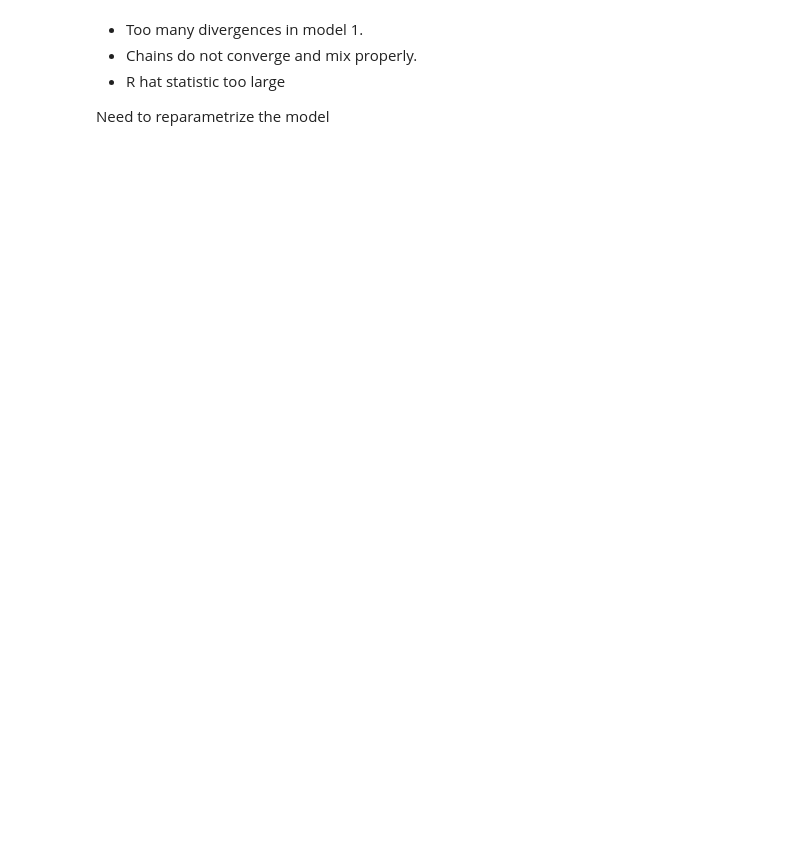
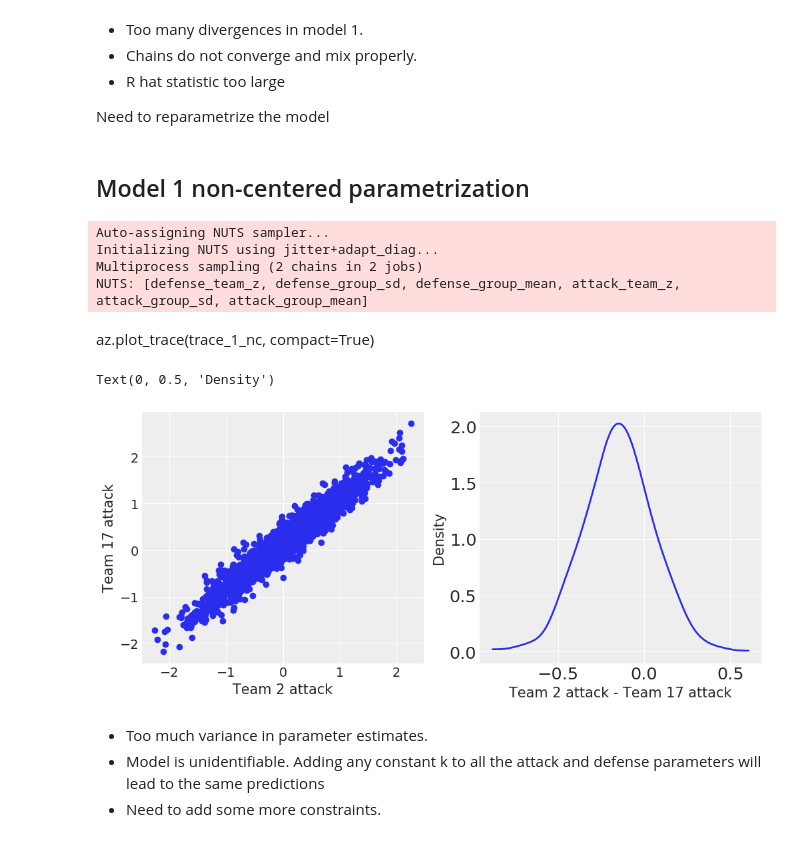
Before and after one commit to sagartomar/football-season-forecast, a Jupyter notebook: Modelling.ipynb, the cells around one changed output. Cells and saved outputs as stored; diff of their text form; code cells hidden in the pictures; blank space fills up the shorter version.

Commit message:
Added non-centered parametrization of model 1

```diff
--- a/Modelling.ipynb
+++ b/Modelling.ipynb
@@ -113,3 +112,47 @@ array([[<matplotlib.axes._subplots.AxesSubplot object at 0x...>,
 * R hat statistic too large
 
 Need to reparametrize the model
+# %% [markdown]
+## Model 1 non-centered parametrization
+# %%
+with pm.Model() as model_1_nc:
+    attack_group_mean = pm.Normal('attack_group_mean', mu=0, sd=1)
+    attack_group_sd = pm.HalfCauchy('attack_group_sd', 1)
+    attack_team_z = pm.Normal('attack_team_z', mu=0, sd=1, shape=n_teams)
+    attack_team = pm.Deterministic('attack_team', attack_group_mean + attack_group_sd * attack_team_z)
+
+    defense_group_mean = pm.Normal('defense_group_mean', mu=0, sd=1)
+    defense_group_sd = pm.HalfCauchy('defense_group_sd', 1)
+    defense_team_z = pm.Normal('defense_team_z', mu=0, sd=1, shape=n_teams)
+    defense_team = pm.Deterministic('defense_team', defense_group_mean + defense_group_sd * defense_team_z)
+
+    home_rate = pm.math.exp(attack_team[df.HomeTeamId] - defense_team[df.AwayTeamId])
+    away_rate = pm.math.exp(attack_team[df.AwayTeamId] - defense_team[df.HomeTeamId])
+
+    home_goals = pm.Poisson('home_goals', mu=home_rate, observed=df.HomeGoals)
+    away_goals = pm.Poisson('away_goals', mu=away_rate, observed=df.AwayGoals)
+    trace_1_nc = pm.sample(1000, tune=1000)
+# %% [output]
+Auto-assigning NUTS sampler...
+Initializing NUTS using jitter+adapt_diag...
+Multiprocess sampling (2 chains in 2 jobs)
+NUTS: [defense_team_z, defense_group_sd, defense_group_mean, attack_team_z, attack_group_sd, attack_group_mean]
+# %% [markdown]
+az.plot_trace(trace_1_nc, compact=True)
+# %%
+fig, axs = plt.subplots(1, 2, figsize=(12, 5))
+
+axs[0].plot(trace_1_nc['attack_team'][:, 2], trace_1_nc['attack_team'][:, 17], 'o')
+axs[0].set_xlabel('Team 2 attack')
+axs[0].set_ylabel('Team 17 attack')
+
+az.plot_dist(trace_1_nc['attack_team'][:, 2] - trace_1_nc['attack_team'][:, 17], ax=axs[1])
+axs[1].set_xlabel('Team 2 attack - Team 17 attack')
+axs[1].set_ylabel('Density')
+# %% [output]
+Text(0, 0.5, 'Density')
+[figure, added]
+# %% [markdown]
+* Too much variance in parameter estimates.
+* Model is unidentifiable. Adding any constant k to all the attack and defense parameters will lead to the same predictions
+* Need to add some more constraints.
```
Also changed, not shown: parts of 2 cells of this notebook.
